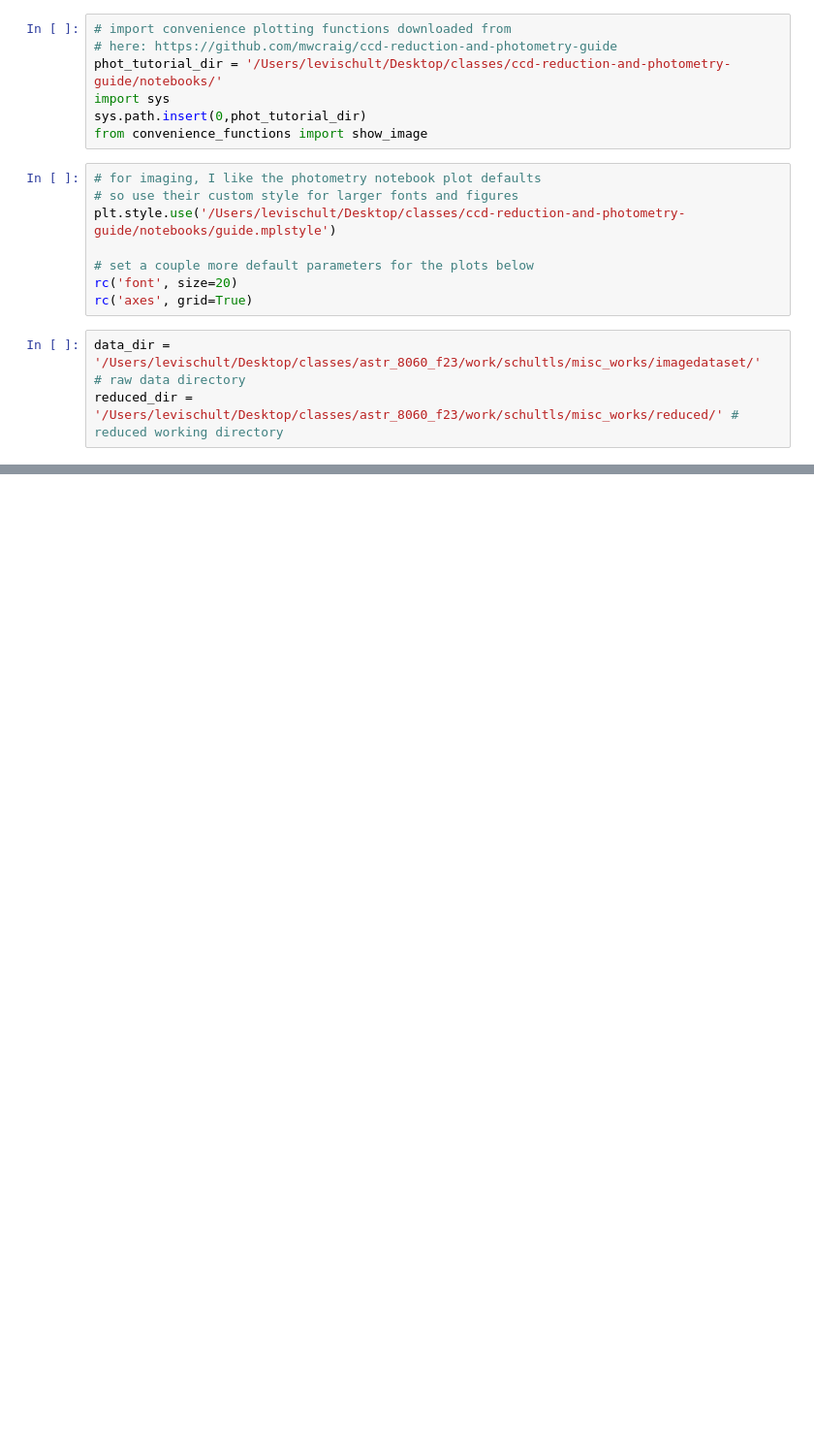
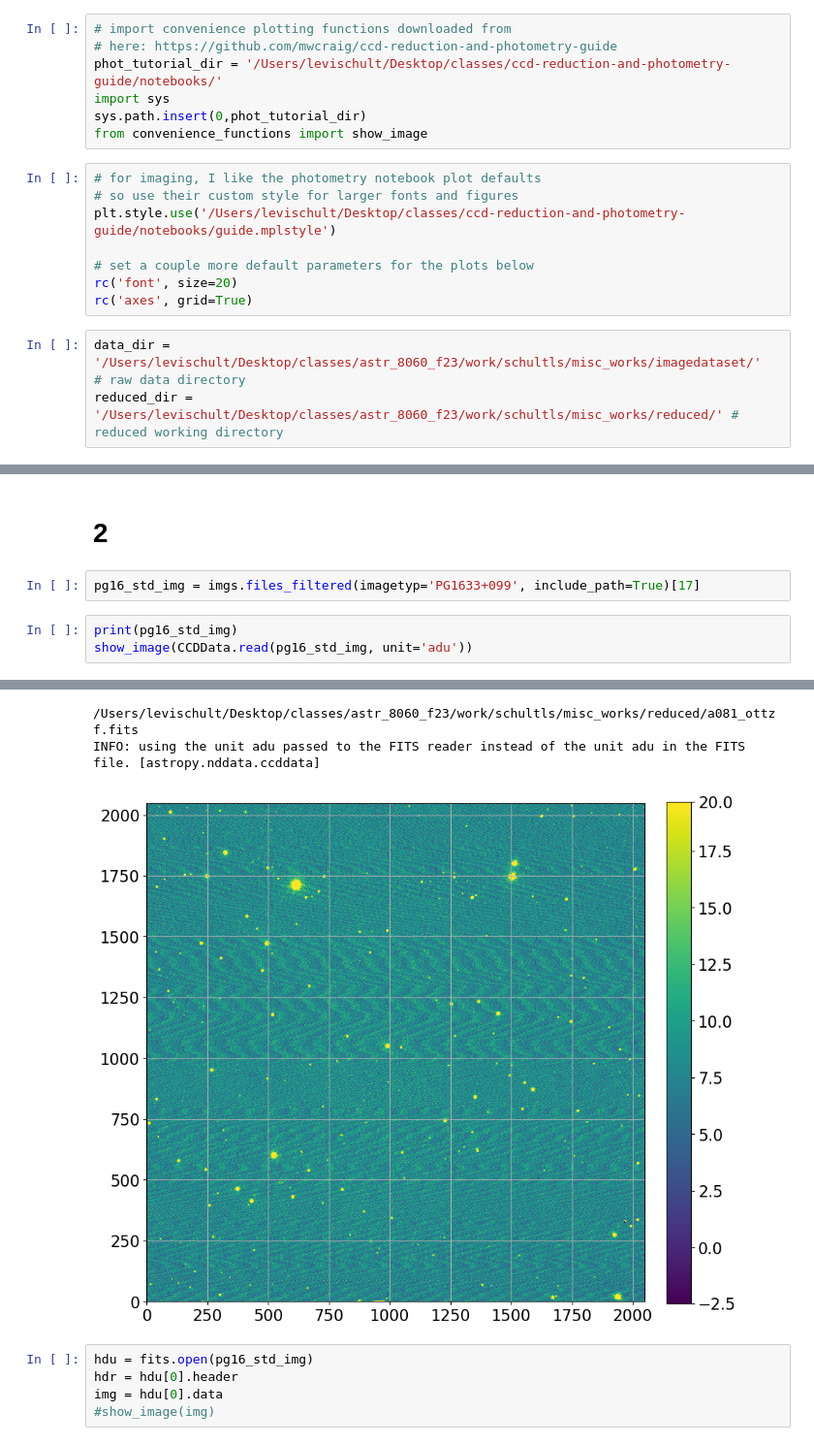
Before and after one commit to VanderbiltAstronomy/astr_8060_f23, a Jupyter notebook: work/schultls/hw6/hw6_nb.ipynb, the cells around one changed output, grey strips where cells are left out. Shown at 97% size. Drawn from its saved outputs; the diff is of its cells as text; blank space fills up the shorter version.

```diff
--- a/work/schultls/hw6/hw6_nb.ipynb
+++ b/work/schultls/hw6/hw6_nb.ipynb
@@ -35,0 +142,8 @@ reduced_dir = '/Users/levischult/Desktop/classes/astr_8060_f23/work/schultls/mis
+# %% [markdown]
+# 2
+# %%
+pg16_std_img = imgs.files_filtered(imagetyp='PG1633+099', include_path=True)[17]
+# %%
+print(pg16_std_img)
+show_image(CCDData.read(pg16_std_img, unit='adu'))
+# %% [output]
@@ -35,0 +155,8 @@ reduced_dir = '/Users/levischult/Desktop/classes/astr_8060_f23/work/schultls/mis
+/Users/levischult/Desktop/classes/astr_8060_f23/work/schultls/misc_works/reduced/a081_ottzf.fits
+INFO: using the unit adu passed to the FITS reader instead of the unit adu in the FITS file. [astropy.nddata.ccddata]
+[figure, added]
+# %%
+hdu = fits.open(pg16_std_img)
+hdr = hdu[0].header
+img = hdu[0].data
+#show_image(img)
```
Also changed, not shown: parts of 15 cells of this notebook.
